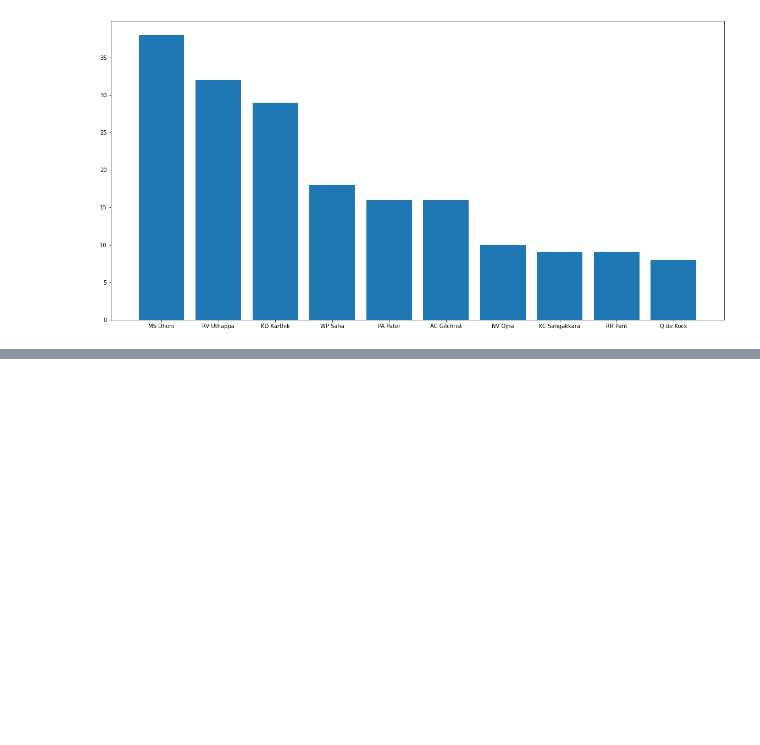
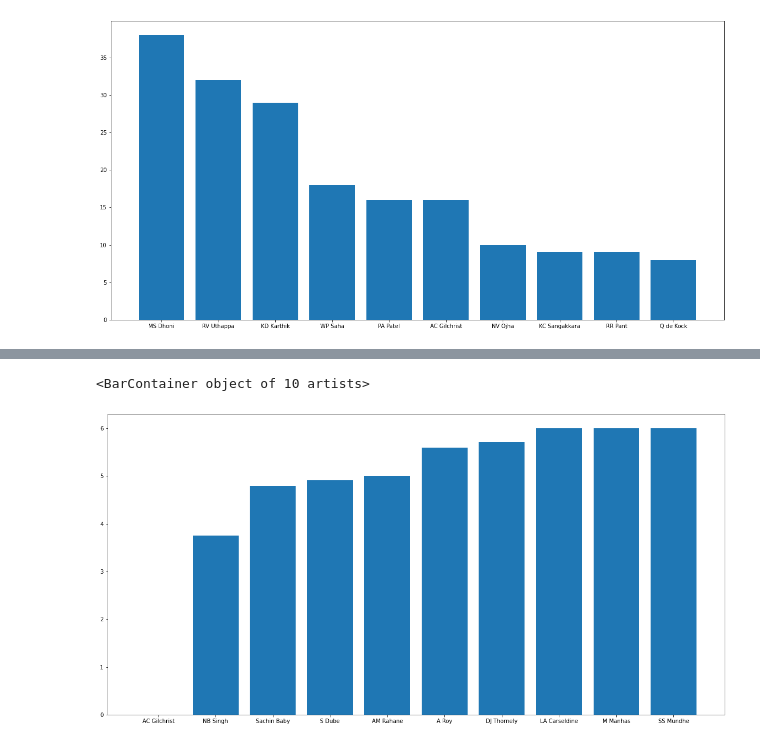
Before and after one commit to Lavitra15/ClassicXI, a Jupyter notebook: Code/DA_Project.ipynb, the cells around one changed output, grey strips where cells are left out. Drawn from its saved outputs; the diff is of its cells as text; code cells hidden in the pictures; blank space fills up the shorter version.

```diff
--- a/Code/DA_Project.ipynb
+++ b/Code/DA_Project.ipynb
@@ -528,0 +597,8 @@ plt.bar(s1.keys(),s1.values())
+# %%
+economy=bowling_records.sort_values(by=["Economy"]).head(10)
+s1=dict(economy.Economy)
+plt.figure(figsize=(20,10))
+plt.bar(s1.keys(),s1.values())
+# %% [output]
+<BarContainer object of 10 artists>
+[figure, added]
```
Also changed, not shown: parts of 4 cells of this notebook, 10 other files.
